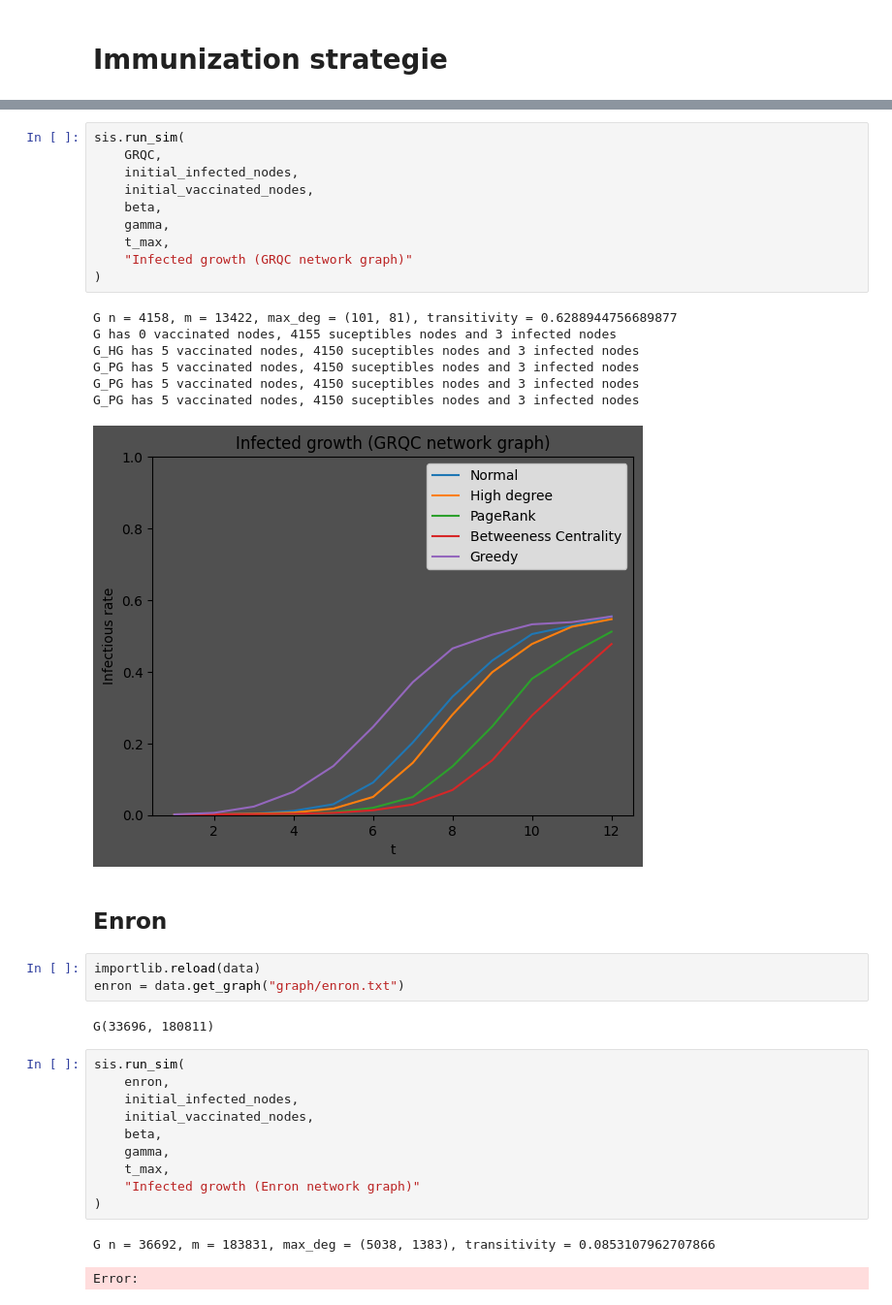
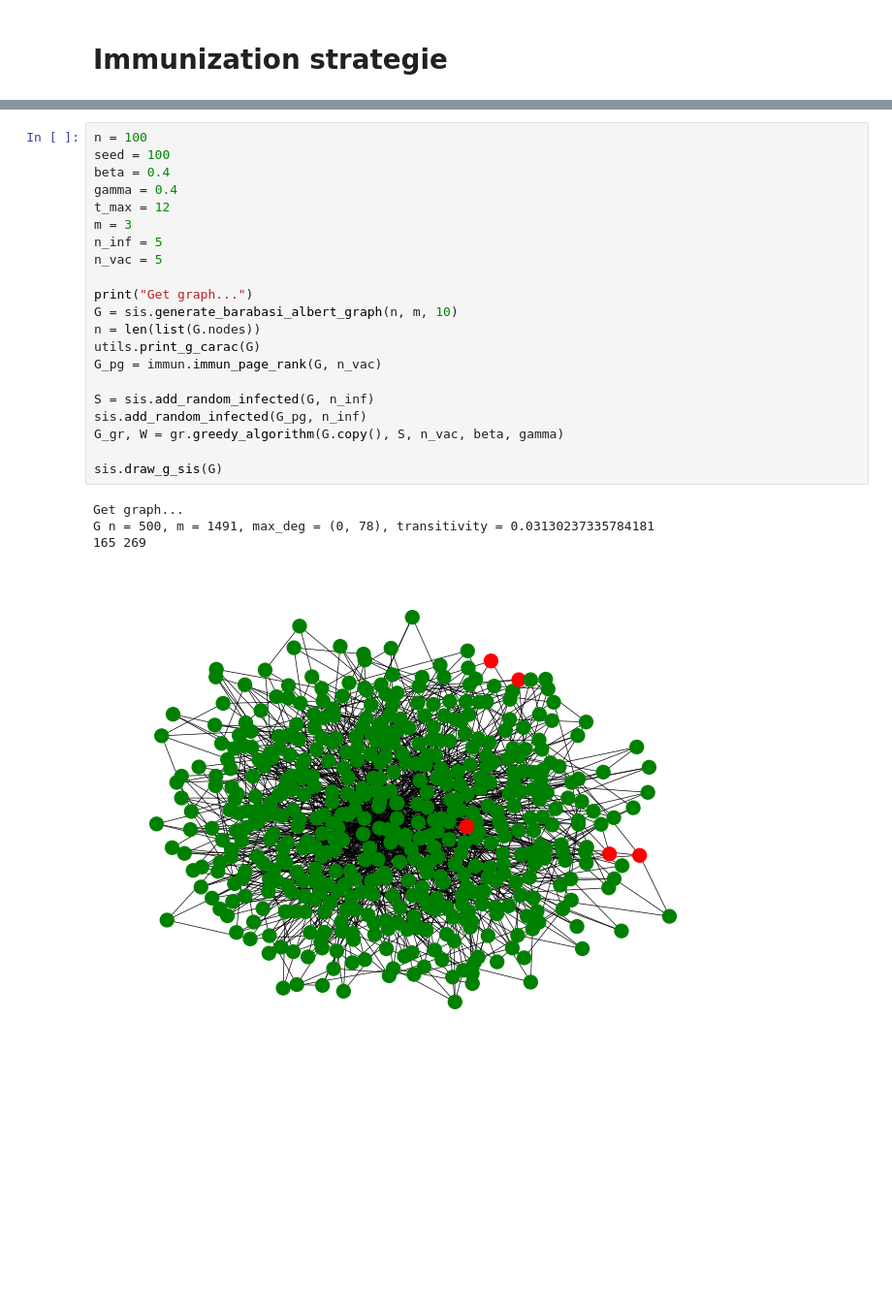
Before and after one commit to Herbin-Clement/immun-strat, a Jupyter notebook: main.ipynb, the cells around one changed output, grey strips where cells are left out. Shown at 97% size. Cells and saved outputs as stored; diff of their text form; blank space fills up the shorter version.

```diff
--- a/main.ipynb
+++ b/main.ipynb
@@ -49,38 +19,26 @@ G(4158, 13422)
-# %%
-sis.run_sim(
-    GRQC,
-    initial_infected_nodes,
-    initial_vaccinated_nodes,
-    beta,
-    gamma,
-    t_max,
-    "Infected growth (GRQC network graph)"
-)
-# %% [output]
-G n = 4158, m = 13422, max_deg = (101, 81), transitivity = 0.6288944756689877
-G has 0 vaccinated nodes, 4155 suceptibles nodes and 3 infected nodes
-G_HG has 5 vaccinated nodes, 4150 suceptibles nodes and 3 infected nodes
-G_PG has 5 vaccinated nodes, 4150 suceptibles nodes and 3 infected nodes
-G_PG has 5 vaccinated nodes, 4150 suceptibles nodes and 3 infected nodes
-G_PG has 5 vaccinated nodes, 4150 suceptibles nodes and 3 infected nodes
-[figure, removed]
-# %% [markdown]
-## Enron
-# %%
-importlib.reload(data)
-enron = data.get_graph("graph/enron.txt")
-# %% [output]
-G(33696, 180811)
-# %%
-sis.run_sim(
-    enron,
-    initial_infected_nodes,
-    initial_vaccinated_nodes,
-    beta,
-    gamma,
-    t_max,
-    "Infected growth (Enron network graph)"
-)
-# %% [output]
-G n = 36692, m = 183831, max_deg = (5038, 1383), transitivity = 0.0853107962707866
-Error:
+# %%
+n = 100
+seed = 100
+beta = 0.4
+gamma = 0.4
+t_max = 12
+m = 3
+n_inf = 5
+n_vac = 5
+
+print("Get graph...")
+G = sis.generate_barabasi_albert_graph(n, m, 10)
+n = len(list(G.nodes))
+utils.print_g_carac(G)
+G_pg = immun.immun_page_rank(G, n_vac)
+
+S = sis.add_random_infected(G, n_inf)
+sis.add_random_infected(G_pg, n_inf)
+G_gr, W = gr.greedy_algorithm(G.copy(), S, n_vac, beta, gamma)
+
+sis.draw_g_sis(G)
+# %% [output]
+Get graph...
+G n = 500, m = 1491, max_deg = (0, 78), transitivity = 0.03130237335784181
+165 269
+[figure, added]
```
Also changed, not shown: parts of 12 cells of this notebook, 4 other files.
